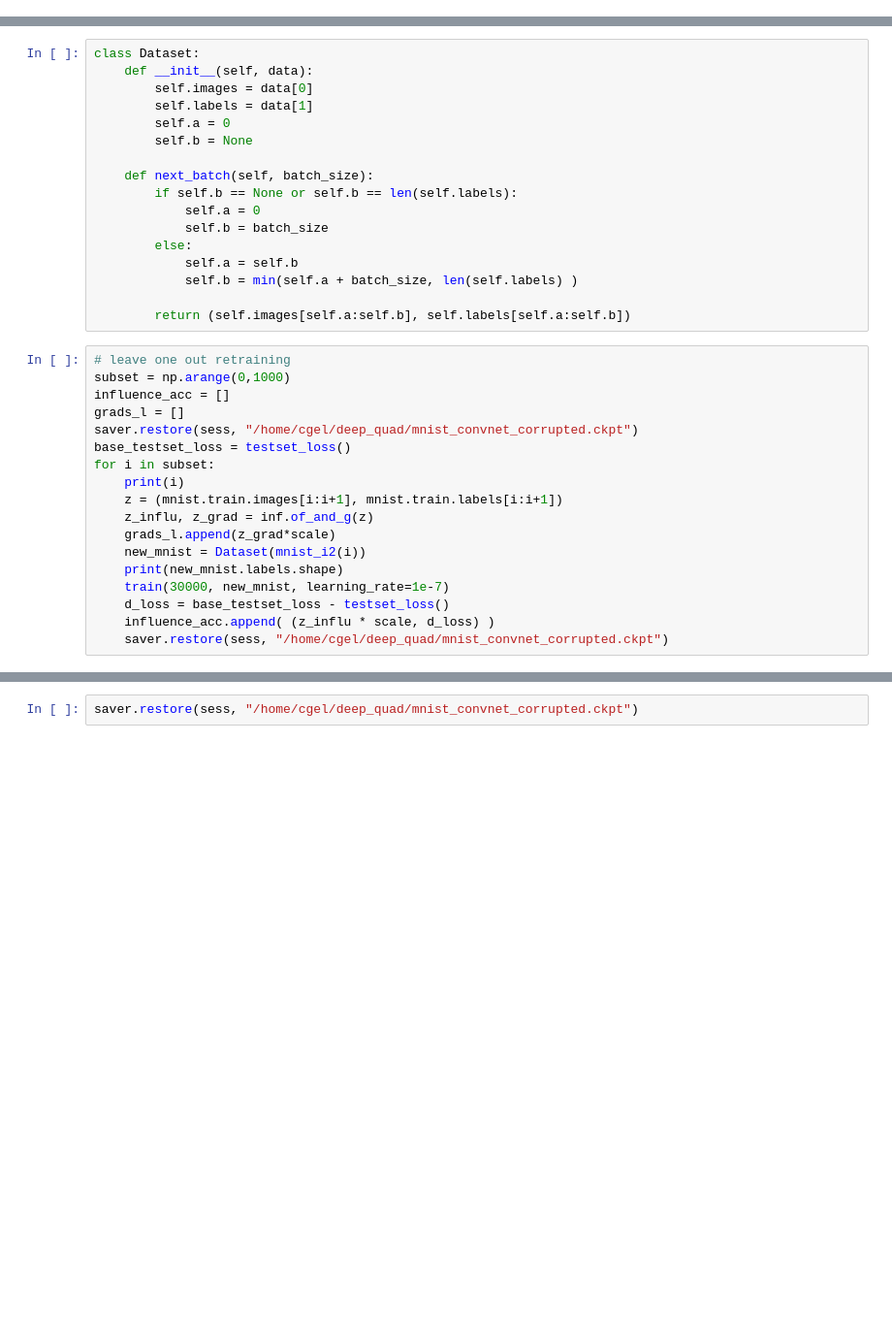
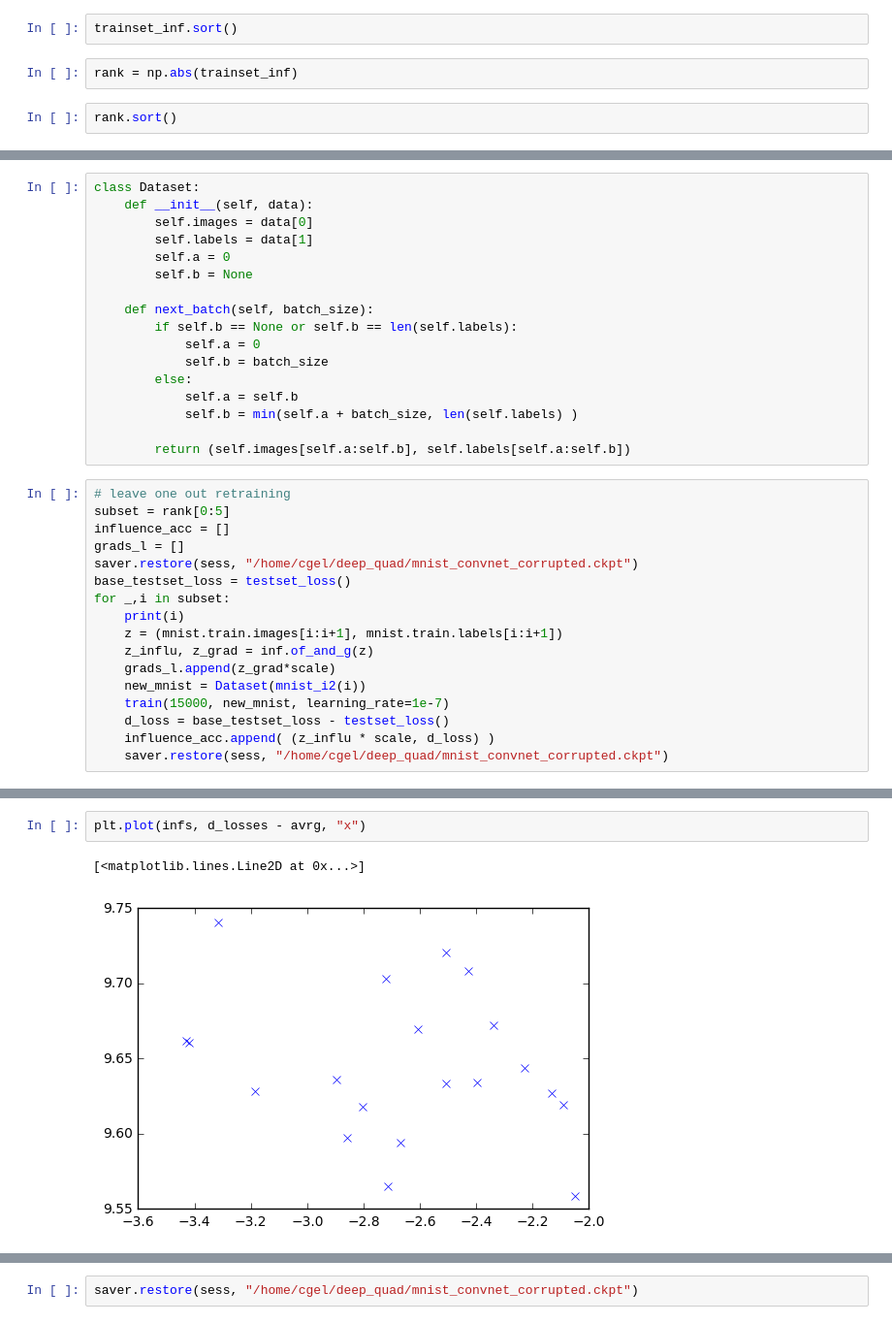
Before and after one commit to cgel/deep_quad, a Jupyter notebook: influence_function.ipynb, the cells around one changed output, grey strips where cells are left out. Shown at 97% size. Cells and saved outputs as stored; diff of their text form; blank space fills up the shorter version.

```diff
--- a/influence_function.ipynb
+++ b/influence_function.ipynb
@@ -94,0 +126,6 @@ Ad scaling: 0.0167752678701
+# %%
+trainset_inf.sort()
+# %%
+rank = np.abs(trainset_inf)
+# %%
+rank.sort()
@@ -188,19 +250,18 @@ class Dataset:
         return (self.images[self.a:self.b], self.labels[self.a:self.b])
 # %%
 # leave one out retraining
-subset = np.arange(0,1000)
+subset = rank[0:5]
 influence_acc = []
 grads_l = []
 saver.restore(sess, "/home/cgel/deep_quad/mnist_convnet_corrupted.ckpt")
 base_testset_loss = testset_loss()
-for i in subset:
+for _,i in subset:
     print(i)
     z = (mnist.train.images[i:i+1], mnist.train.labels[i:i+1])
     z_influ, z_grad = inf.of_and_g(z)
     grads_l.append(z_grad*scale)
     new_mnist = Dataset(mnist_i2(i))
-    print(new_mnist.labels.shape)
-    train(30000, new_mnist, learning_rate=1e-7)
+    train(15000, new_mnist, learning_rate=1e-7)
     d_loss = base_testset_loss - testset_loss()
     influence_acc.append( (z_influ * scale, d_loss) )
     saver.restore(sess, "/home/cgel/deep_quad/mnist_convnet_corrupted.ckpt")
@@ -220,0 +300,5 @@ influence d_loss
+# %%
+plt.plot(infs, d_losses - avrg, "x")
+# %% [output]
+[<matplotlib.lines.Line2D at 0x...>]
+[figure, added]
```
Also changed, not shown: parts of 13 cells of this notebook.
